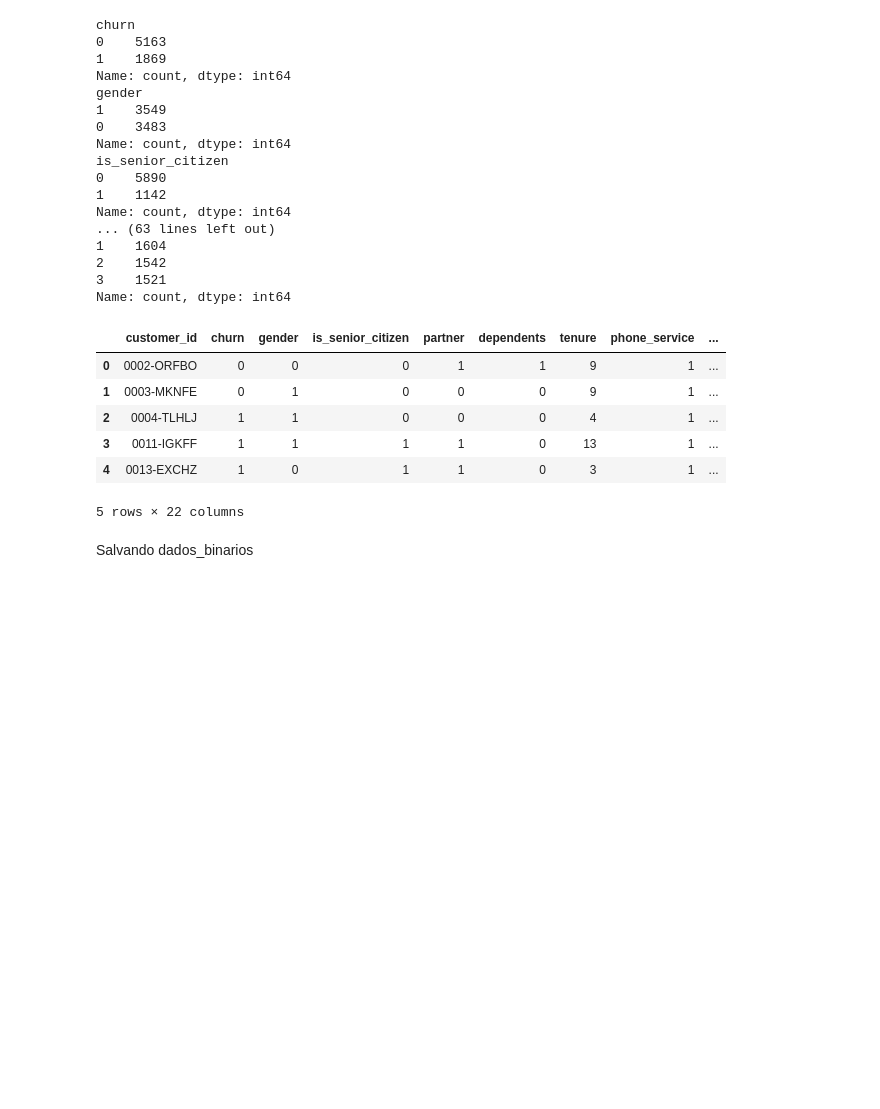
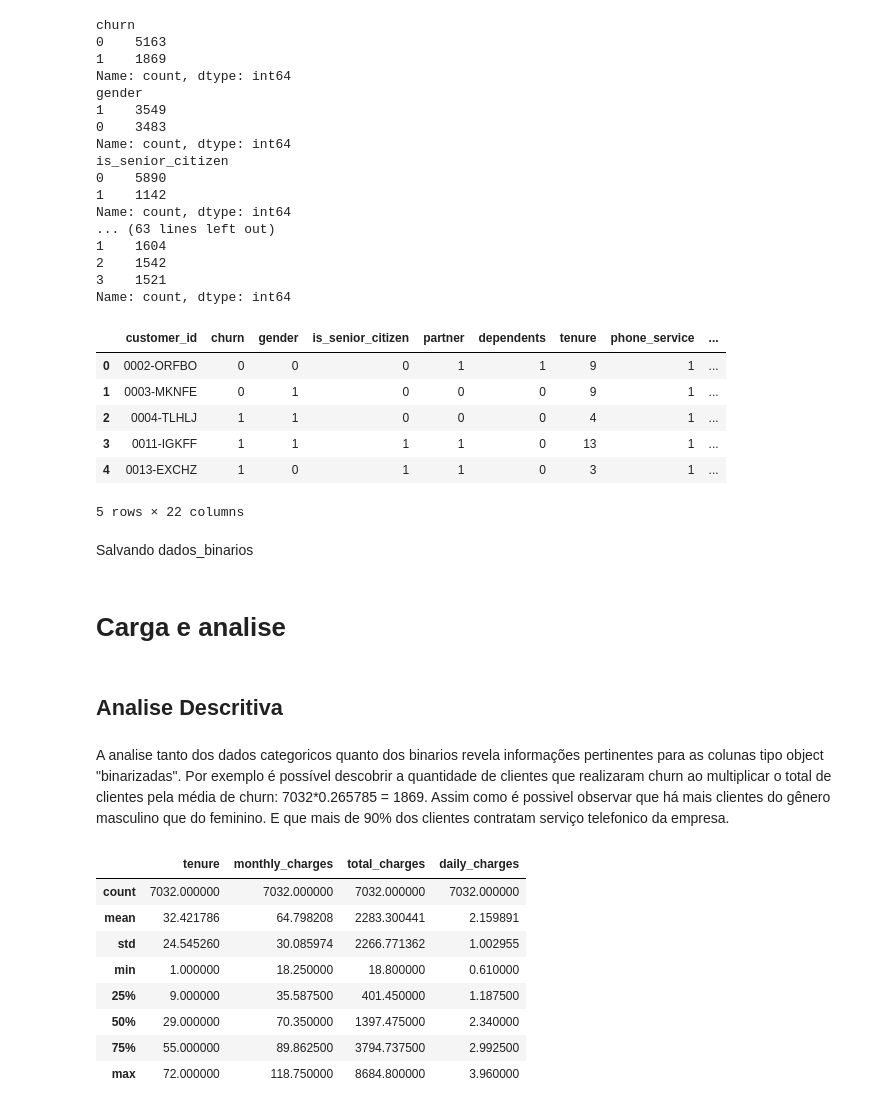
Before and after one commit to mmnasciment/TelecomX_CustomersChurn, a Jupyter notebook: TelecomX.ipynb, the cells around one changed output. Saved outputs shown, nothing was run; the diff lists cells and outputs as text; code cells hidden in the pictures; blank space fills up the shorter version.

```diff
--- a/TelecomX.ipynb
+++ b/TelecomX.ipynb
@@ -591,3 +593,25 @@ dados_binarios.head()
 Salvando dados_binarios
 # %%
 dados_binarios.to_csv('dados_binarios.csv', index=False)
+# %% [markdown]
+# Carga e analise
+# %% [markdown]
+## Analise Descritiva
+# %% [markdown]
+A analise tanto dos dados categoricos quanto dos binarios revela informações pertinentes para as colunas tipo object "binarizadas". Por exemplo é possível descobrir a quantidade de clientes que realizaram churn ao multiplicar o total de clientes pela média de churn: 7032*0.265785 = 1869.
+Assim como é possivel observar que há mais clientes do gênero masculino que do feminino. E que mais de 90% dos clientes contratam serviço telefonico da empresa.
+# %%
+url = 'https://raw.githubusercontent.com/mmnasciment/TelecomX_CustomersChurn/refs/heads/main/dados_tratados.csv'
+dados_analise = pd.read_csv(url)
+# %%
+dados_analise.describe()
+# %% [output]
+|  | tenure | monthly_charges | total_charges | daily_charges |
+| count | 7032.000000 | 7032.000000 | 7032.000000 | 7032.000000 |
+| mean | 32.421786 | 64.798208 | 2283.300441 | 2.159891 |
+| std | 24.545260 | 30.085974 | 2266.771362 | 1.002955 |
+| min | 1.000000 | 18.250000 | 18.800000 | 0.610000 |
+| 25% | 9.000000 | 35.587500 | 401.450000 | 1.187500 |
+| 50% | 29.000000 | 70.350000 | 1397.475000 | 2.340000 |
+| 75% | 55.000000 | 89.862500 | 3794.737500 | 2.992500 |
+| max | 72.000000 | 118.750000 | 8684.800000 | 3.960000 |
```
Also changed, not shown: parts of 23 cells of this notebook.
